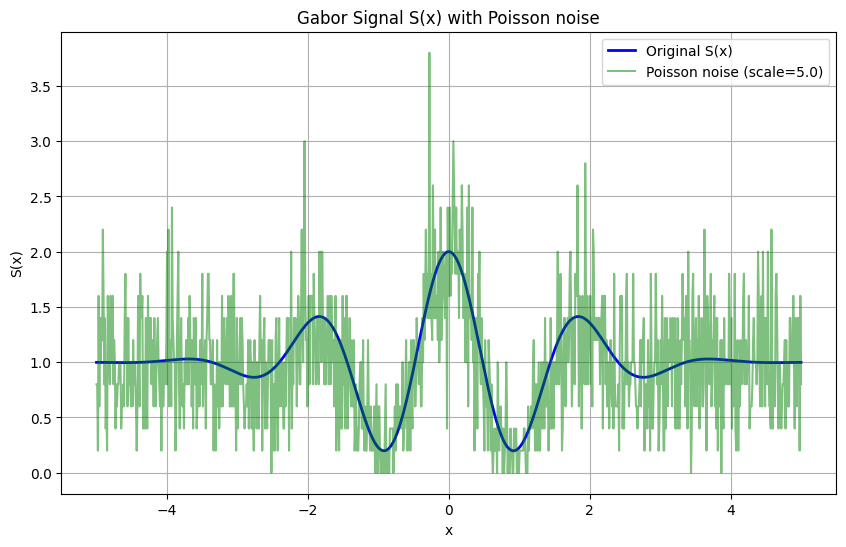
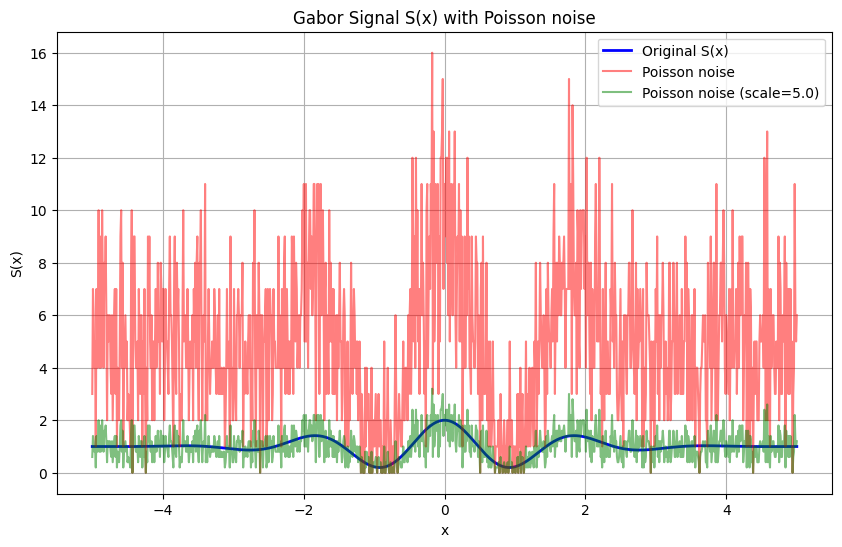
The notebook cell's code change between the first figure and the second:
--- before
+++ after
@@ -1,4 +1,5 @@
 plt.figure(figsize=(10, 6))
 plt.plot(x_range, s_x_values, label='Original S(x)', color='blue', linewidth=2)
+plt.plot(x_range, s_x_poisson, label=f'Poisson noise', color='red', alpha=0.5)
 plt.plot(x_range, s_x_poisson/poisson_scale, label=f'Poisson noise (scale={poisson_scale})', color='green', alpha=0.5)
 

Commit: 説明数式の 追加